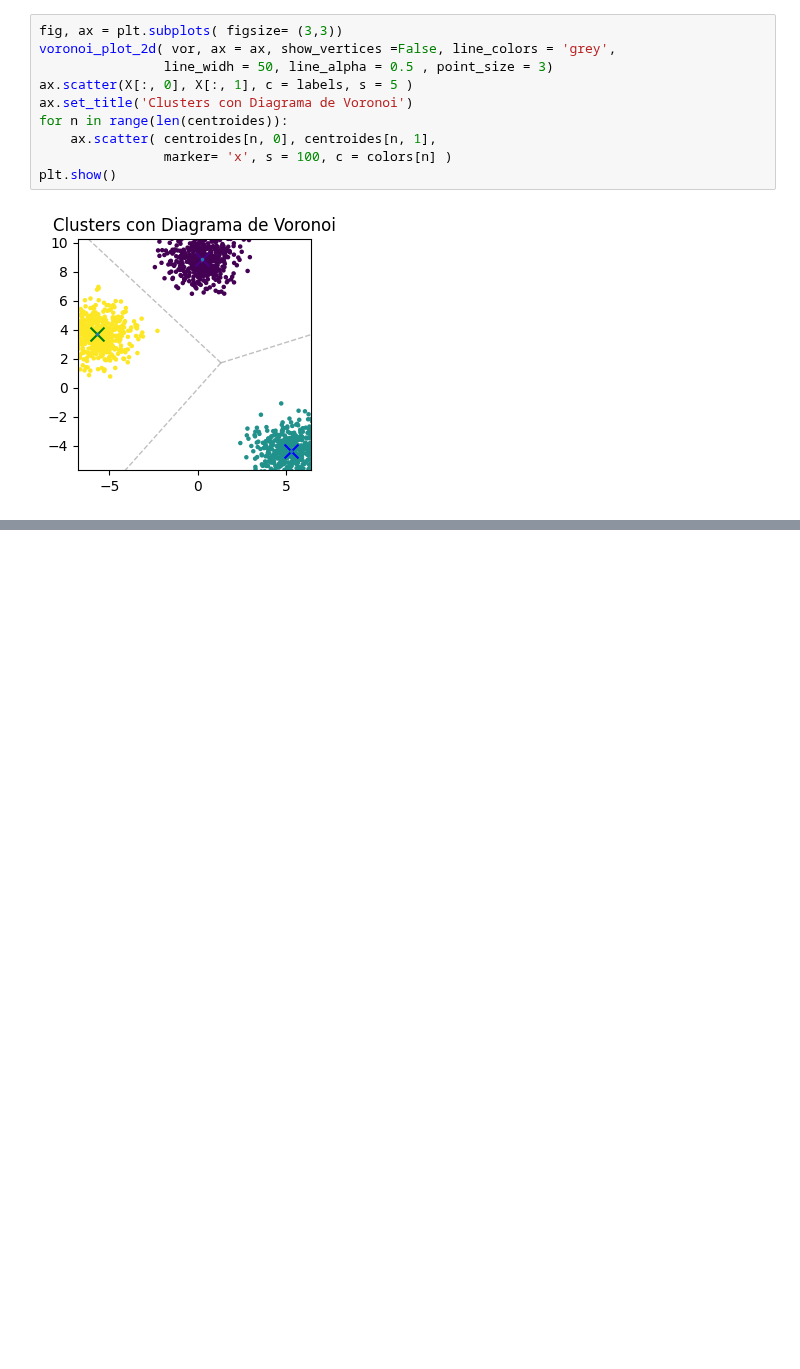
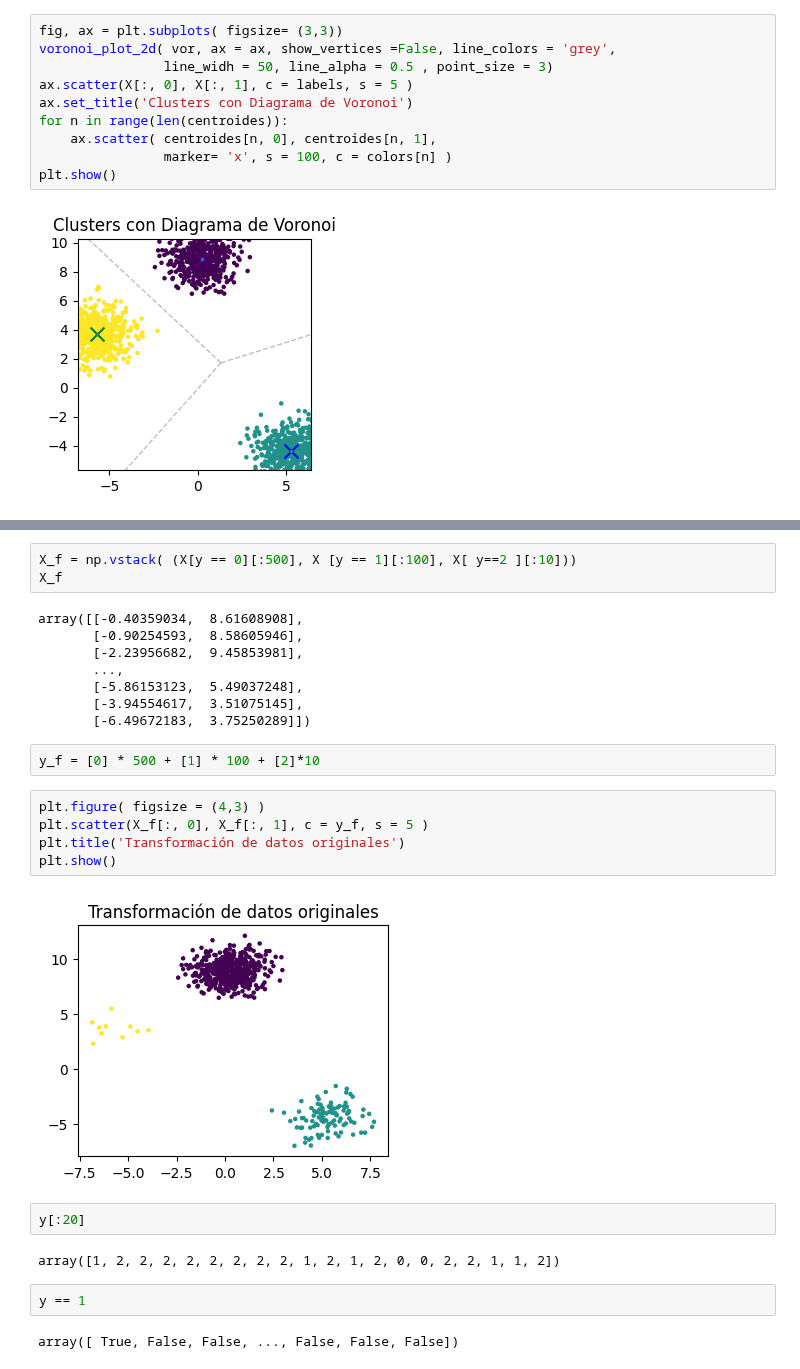
Before and after one commit to JhonZafra/Statistic_Concepts, a Jupyter notebook: SemanaXII/K-MeansClustering.ipynb, the cells around one changed output, grey strips where cells are left out. Drawn from its saved outputs; the diff is of its cells as text; blank space fills up the shorter version.

```diff
--- a/SemanaXII/K-MeansClustering.ipynb
+++ b/SemanaXII/K-MeansClustering.ipynb
@@ -177,0 +217,28 @@ plt.show()
+# %%
+X_f = np.vstack( (X[y == 0][:500], X [y == 1][:100], X[ y==2 ][:10]))
+X_f
+# %% [output]
+array([[-0.40359034,  8.61608908],
+       [-0.90254593,  8.58605946],
+       [-2.23956682,  9.45853981],
+       ...,
+       [-5.86153123,  5.49037248],
+       [-3.94554617,  3.51075145],
+       [-6.49672183,  3.75250289]])
+# %%
+y_f = [0] * 500 + [1] * 100 + [2]*10
+# %%
+plt.figure( figsize = (4,3) )
+plt.scatter(X_f[:, 0], X_f[:, 1], c = y_f, s = 5 )
+plt.title('Transformación de datos originales')
+plt.show()
+# %% [output]
+[figure, added]
+# %%
+y[:20]
+# %% [output]
+array([1, 2, 2, 2, 2, 2, 2, 2, 2, 1, 2, 1, 2, 0, 0, 2, 2, 1, 1, 2])
+# %%
+y == 1
+# %% [output]
+array([ True, False, False, ..., False, False, False])
```
Also changed, not shown: parts of 17 cells of this notebook.
